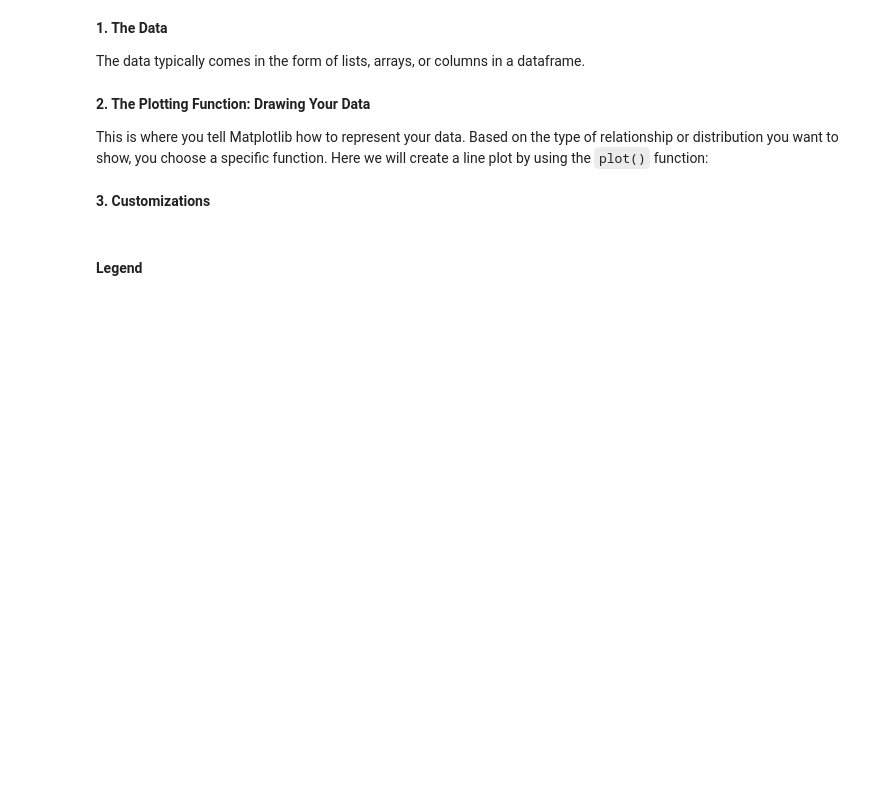
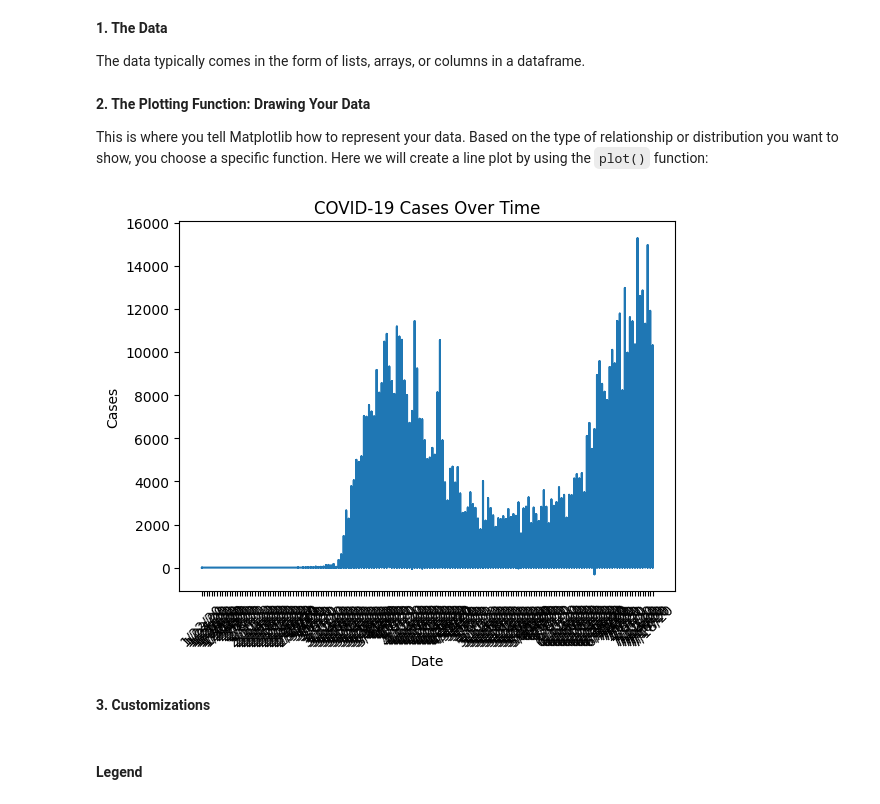
Before and after one commit to ArgonneEducation/ai_for_science_teacher_institute, a Jupyter notebook: completed_notebooks/07-answers-visualizations.ipynb, the cells around one changed output. Drawn from its saved outputs; the diff is of its cells as text; code cells hidden in the pictures; blank space fills up the shorter version.

Commit message:
images

```diff
--- a/completed_notebooks/07-answers-visualizations.ipynb
+++ b/completed_notebooks/07-answers-visualizations.ipynb
@@ -37,6 +37,15 @@ The data typically comes in the form of lists, arrays, or columns in a dataframe
 **2. The Plotting Function: Drawing Your Data**
 
 This is where you tell Matplotlib how to represent your data. Based on the type of relationship or distribution you want to show, you choose a specific function. Here we will create a line plot by using the `plot()` function:
+# %%
+plt.plot(covid['date'], covid['cases'])
+plt.xlabel('Date')
+plt.ylabel('Cases')
+plt.title('COVID-19 Cases Over Time')
+plt.xticks(rotation=45)
+plt.show()
+# %% [output]
+[figure, added]
 # %% [markdown]
 **3. Customizations**
 # %% [markdown]
```
Also changed, not shown: 7 other files.
